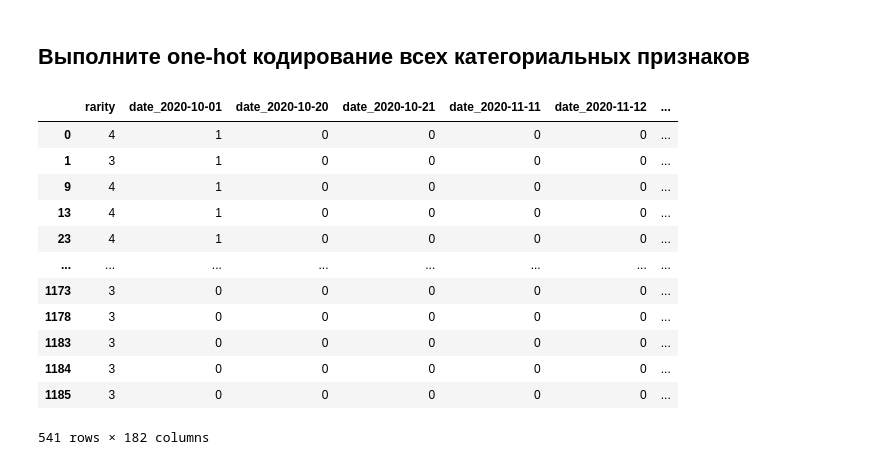
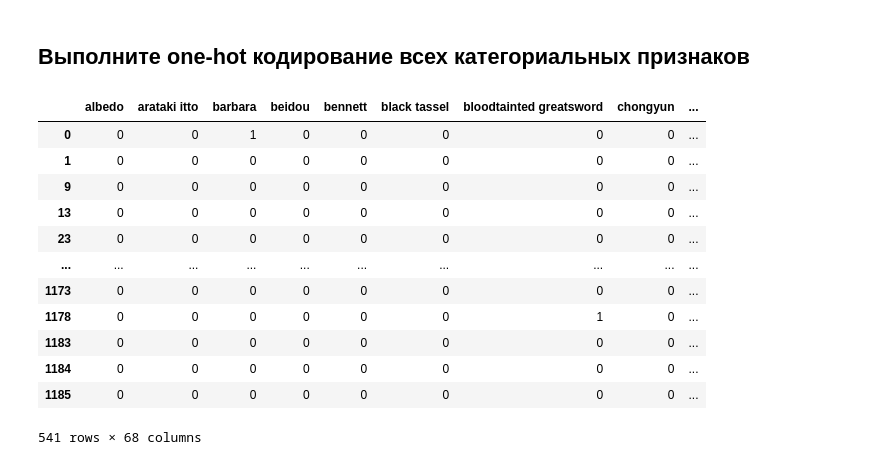
Before and after one commit to ArtGMlg/Practical_programming, a Jupyter notebook: Практикум_6.ipynb, the cells around one changed output. Saved outputs shown, nothing was run; the diff lists cells and outputs as text; code cells hidden in the pictures.

```diff
--- a/Практикум_6.ipynb
+++ b/Практикум_6.ipynb
@@ -190,20 +205,20 @@ NormaltestResult(statistic=31.061930163094097, pvalue=1.7988194154469234e-07)
 Выполните one-hot кодирование всех категориальных признаков
 ---
 # %%
-pd.get_dummies(df)
+pd.get_dummies(df['item'])
 # %% [output]
-|  | rarity | date_2020-10-01 | date_2020-10-20 | date_2020-10-21 | date_2020-11-11 | date_2020-11-12 | ... |
-| 0 | 4 | 1 | 0 | 0 | 0 | 0 | ... |
-| 1 | 3 | 1 | 0 | 0 | 0 | 0 | ... |
-| 9 | 4 | 1 | 0 | 0 | 0 | 0 | ... |
-| 13 | 4 | 1 | 0 | 0 | 0 | 0 | ... |
-| 23 | 4 | 1 | 0 | 0 | 0 | 0 | ... |
-| ... | ... | ... | ... | ... | ... | ... | ... |
-| 1173 | 3 | 0 | 0 | 0 | 0 | 0 | ... |
-| 1178 | 3 | 0 | 0 | 0 | 0 | 0 | ... |
-| 1183 | 3 | 0 | 0 | 0 | 0 | 0 | ... |
-| 1184 | 3 | 0 | 0 | 0 | 0 | 0 | ... |
-| 1185 | 3 | 0 | 0 | 0 | 0 | 0 | ... |
+|  | albedo | arataki itto | barbara | beidou | bennett | black tassel | bloodtainted greatsword | chongyun | ... |
+| 0 | 0 | 0 | 1 | 0 | 0 | 0 | 0 | 0 | ... |
+| 1 | 0 | 0 | 0 | 0 | 0 | 0 | 0 | 0 | ... |
+| 9 | 0 | 0 | 0 | 0 | 0 | 0 | 0 | 0 | ... |
+| 13 | 0 | 0 | 0 | 0 | 0 | 0 | 0 | 0 | ... |
+| 23 | 0 | 0 | 0 | 0 | 0 | 0 | 0 | 0 | ... |
+| ... | ... | ... | ... | ... | ... | ... | ... | ... | ... |
+| 1173 | 0 | 0 | 0 | 0 | 0 | 0 | 0 | 0 | ... |
+| 1178 | 0 | 0 | 0 | 0 | 0 | 0 | 1 | 0 | ... |
+| 1183 | 0 | 0 | 0 | 0 | 0 | 0 | 0 | 0 | ... |
+| 1184 | 0 | 0 | 0 | 0 | 0 | 0 | 0 | 0 | ... |
+| 1185 | 0 | 0 | 0 | 0 | 0 | 0 | 0 | 0 | ... |
-541 rows × 182 columns
+541 rows × 68 columns
 # %%
 df.to_csv('processed_df.csv')
```
Also changed, not shown: parts of 5 cells of this notebook, 4 other files.
